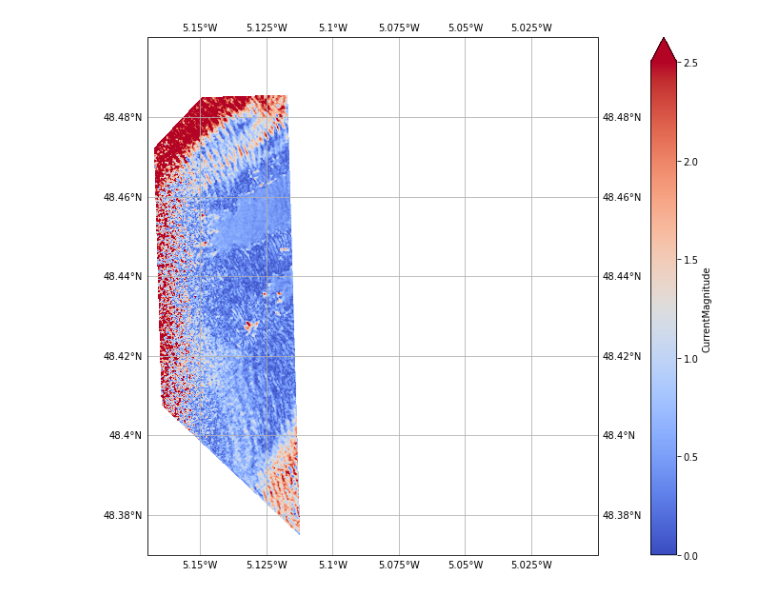
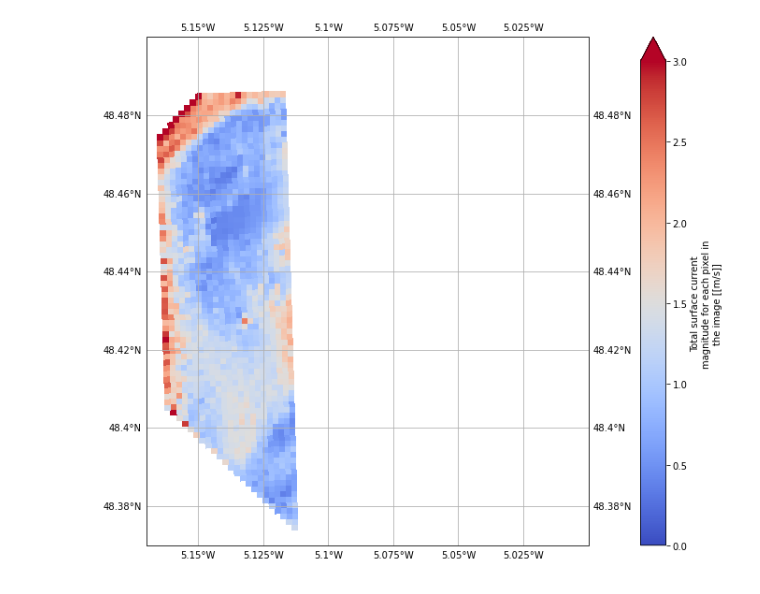
Before and after one commit to ACHMartin/seastar_project, a Jupyter notebook: OSCAR_processing_v1.1.ipynb, the cells around one changed output. Cells and saved outputs as stored; diff of their text form; code cells hidden in the pictures.

```diff
--- a/OSCAR_processing_v1.1.ipynb
+++ b/OSCAR_processing_v1.1.ipynb
@@ -81,0 +16,15 @@ ax3 = dsl1.sel(Antenna='Aft').RadialSurfaceVelocity.plot(figsize=(30, 6),
+# %%
+# Data load and pre-processing
+oscar_path = "D:\\data\\SEASTAR\\SEASTARex\\Data\\Metasensing\\OSCAR\\Brest_Sample_Oct_13_2022_precompute\\"
+file_time_triplets = ss.utils.tools.find_file_triplets(oscar_path)
+
+print('OSCAR L1 processing')
+print('-------------------')
+print('File path :', oscar_path)
+print('-------------------')
+for i in range(len(file_time_triplets)):
+    print('File index :', i, ',', 'Aquisition time :', file_time_triplets[i][0], ',', 'File list indices :', file_time_triplets[i][1])
+file_index = 0 #Process single file from list below
+ds = ss.utils.readers.load_OSCAR_data(oscar_path, file_time_triplets[file_index][1])
+antenna_ident = ss.utils.tools.antenna_idents(ds)
+ds = ss.oscar.level1.fill_missing_variables(ds, antenna_ident)
@@ -103,17 +151,15 @@ dsl2.latitude
 # %%
 fig = plt.figure(figsize=(20, 10))
 ax = fig.add_subplot(1,1,1, projection=ccrs.Mercator())
-dsl2.CurrentMagnitude.plot(
+dsl2.CurrentDirection.plot(
                                  y='latitude', x='longitude',
                                  robust=True,
-                                 cmap='coolwarm',
-                                 vmin=0, vmax=2.5,
+                                 cmap='hsv',
+                                 #vmin=0, vmax=10,
                                        transform=ccrs.PlateCarree()
                                            )
 gl=ax.gridlines(draw_labels=True)
 ax.set_extent([-5.17, -5., 48.37, 48.5], crs=ccrs.PlateCarree())
-# %% [output]
-[figure, removed]
 # %%
 def compute_current_vectors(level2):
 
@@ -128,19 +172,27 @@ dsl2.latitude
 # %%
-vector_density=30
+
 #X, Y = np.meshgrid(dsl2.longitude, dsl2.latitude, indexing='ij')
 fig = plt.figure(figsize=(20, 10))
 ax = fig.add_subplot(1,1,1, projection=ccrs.Mercator())
-dsl2.CurrentMagnitude.plot(
-                                 y='latitude', x='longitude',
-                                 robust=True,
-                                 cmap='coolwarm',
-                                 vmin=0, vmax=2.5,
-                                       transform=ccrs.PlateCarree()
-                                           )
+trim_factor=20
+dsl2\
+.coarsen(GroundRange=trim_factor,boundary='trim').mean()\
+.coarsen(CrossRange=trim_factor,boundary='trim').mean()\
+.CurrentMagnitude.plot(
+    y='latitude', x='longitude',
+    robust=True,
+    cmap='coolwarm',
+    vmin=0, vmax=3,
+    transform=ccrs.PlateCarree()
+)
 gl=ax.gridlines(draw_labels=True)
 ax.set_extent([-5.17, -5., 48.37, 48.5], crs=ccrs.PlateCarree())
 
-plt.quiver(dsl2.latitude[::vector_density, ::vector_density],
-               dsl2.longitude[::vector_density, ::vector_density],
-               dsl2.CurrentVectorUComponent[::vector_density, ::vector_density],
-               dsl2.CurrentVectorVComponent[::vector_density, ::vector_density])
+#X, Y = np.meshgrid(dsl2.longitude, dsl2.latitude, indexing='ij')
+#vector_density=30
+#plt.quiver(dsl2.latitude[::vector_density, ::vector_density],
+#               dsl2.longitude[::vector_density, ::vector_density],
+#               dsl2.CurrentVectorUComponent[::vector_density, ::vector_density],
+#               dsl2.CurrentVectorVComponent[::vector_density, ::vector_density])
+# %% [output]
+[figure, added]
```
Also changed, not shown: parts of 24 cells of this notebook, 3 other files.
